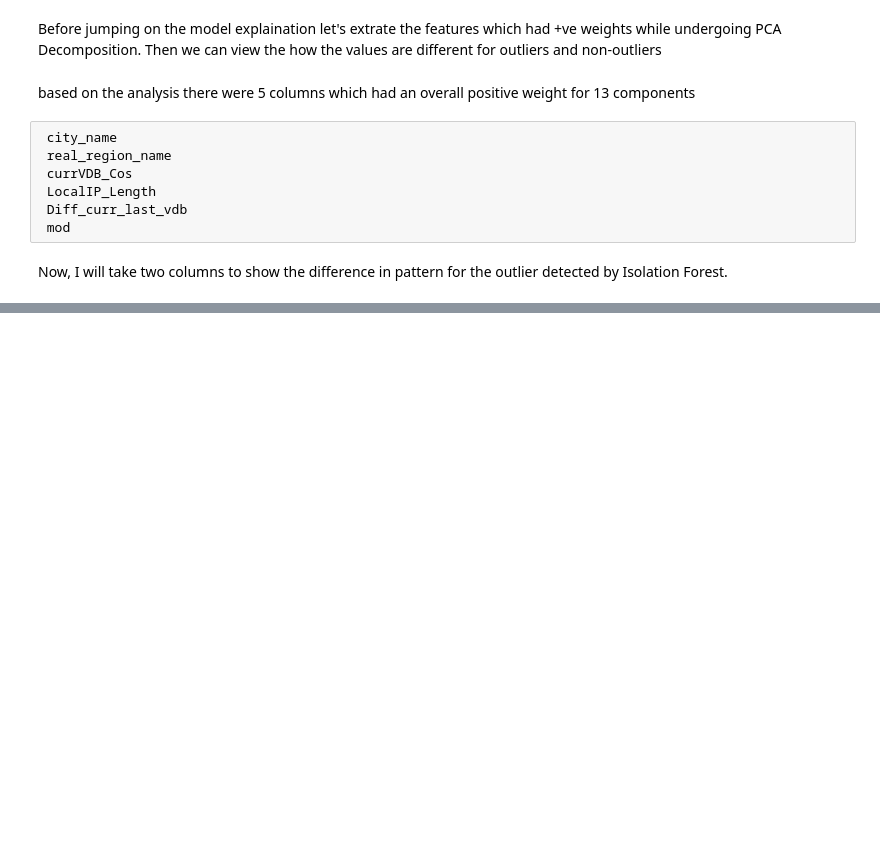
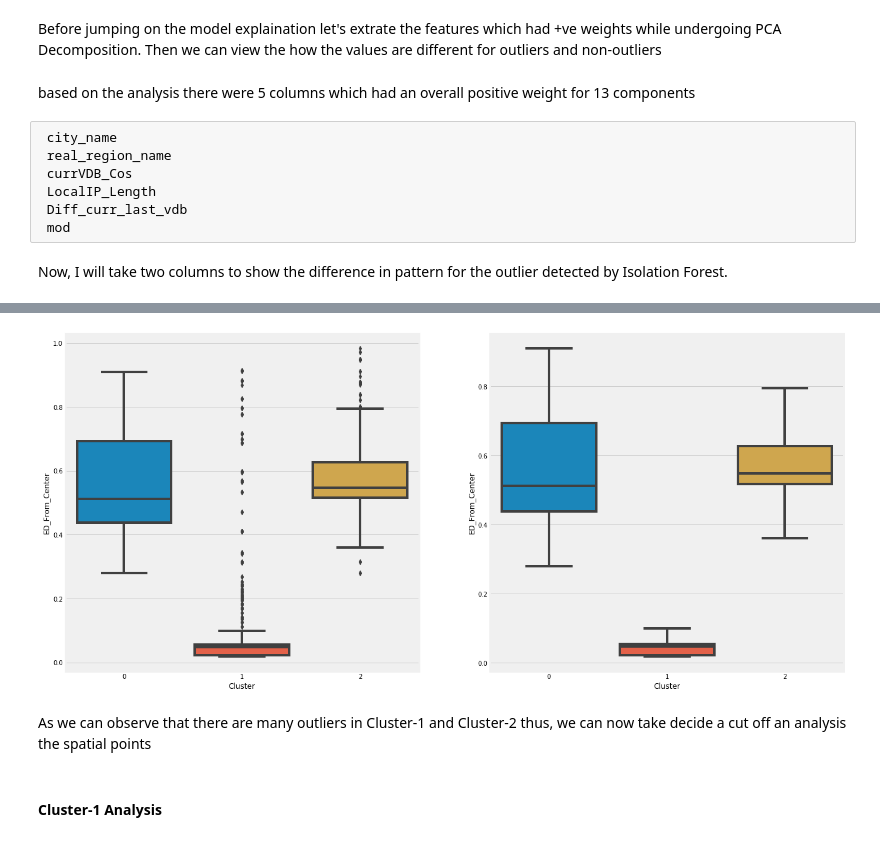
Before and after one commit to 471644/Challenges, a Jupyter notebook: Cyber Security_101 Q_H.ipynb, the cells around one changed output, grey strips where cells are left out. Drawn from its saved outputs; the diff is of its cells as text; code cells hidden in the pictures; blank space fills up the shorter version.

```diff
--- a/Cyber Security_101 Q_H.ipynb
+++ b/Cyber Security_101 Q_H.ipynb
@@ -1801,0 +1933,8 @@ pd.crosstab(ModelExpDF.city_name,ModelExpDF.isOL_IF).sort_values(1, ascending=Fa
+# %%
+X_pca_DFRes['Centre_1'] = np.where(X_pca_DFRes.Cluster==0,-0.41919101,np.where(X_pca_DFRes.Cluster==1,0.81861172,0.03579751))
+# %%
+X_pca_DFRes['Centre_2'] = np.where(X_pca_DFRes.Cluster==0,0.00625564,np.where(X_pca_DFRes.Cluster==1,-0.01951573,0.00373197))
+# %%
+X_pca_DFRes['Centre_3'] = np.where(X_pca_DFRes.Cluster==0,0.08502538,np.where(X_pca_DFRes.Cluster==1,0.11152774,-0.16948588))
+# %%
+X_pca_DFRes['ED_From_Center'] = np.sqrt((X_pca_DFRes.pc1-X_pca_DFRes.Centre_1)**2 + (X_pca_DFRes.pc2-X_pca_DFRes.Centre_2)**2 + (X_pca_DFRes.pc3-X_pca_DFRes.Centre_3)**2)
@@ -1801,0 +1972,13 @@ pd.crosstab(ModelExpDF.city_name,ModelExpDF.isOL_IF).sort_values(1, ascending=Fa
+# %%
+fig,axarr = plt.subplots(1,2,figsize=(20,10))
+
+sns.factorplot(y='ED_From_Center',x='Cluster',data=X_pca_DFRes,kind='box',size=15,aspect=.4,showfliers=True,ax=axarr[0])
+sns.factorplot(y='ED_From_Center',x='Cluster',data=X_pca_DFRes,kind='box',size=15,aspect=.4,showfliers=False,ax=axarr[1])
+plt.close(2)
+plt.close(3)
+# %% [output]
+[figure, added]
+# %% [markdown]
+As we can observe that there are many outliers in Cluster-1 and Cluster-2 thus, we can now take decide a cut off an analysis the spatial points
+# %% [markdown]
+#### Cluster-1 Analysis
```
Also changed, not shown: parts of 65 cells of this notebook.
